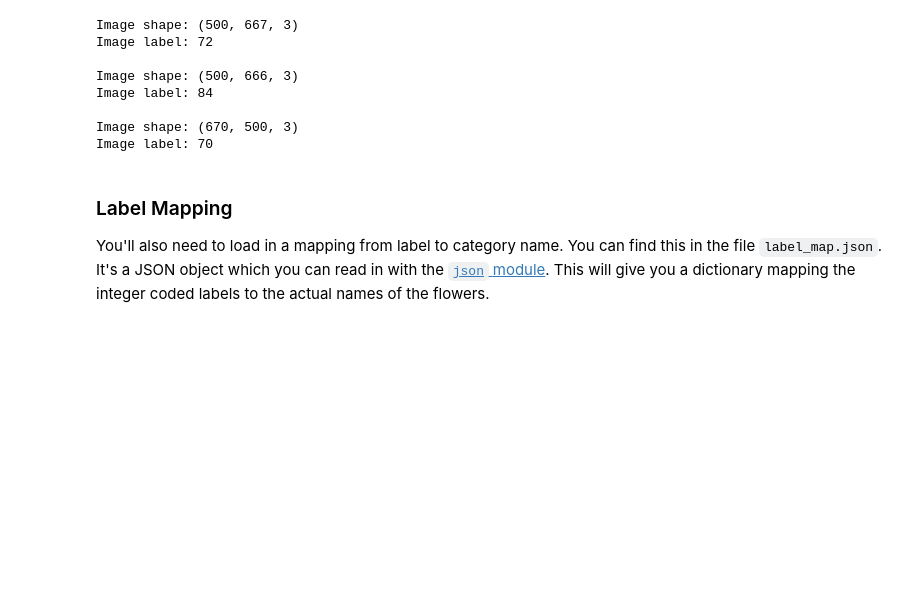
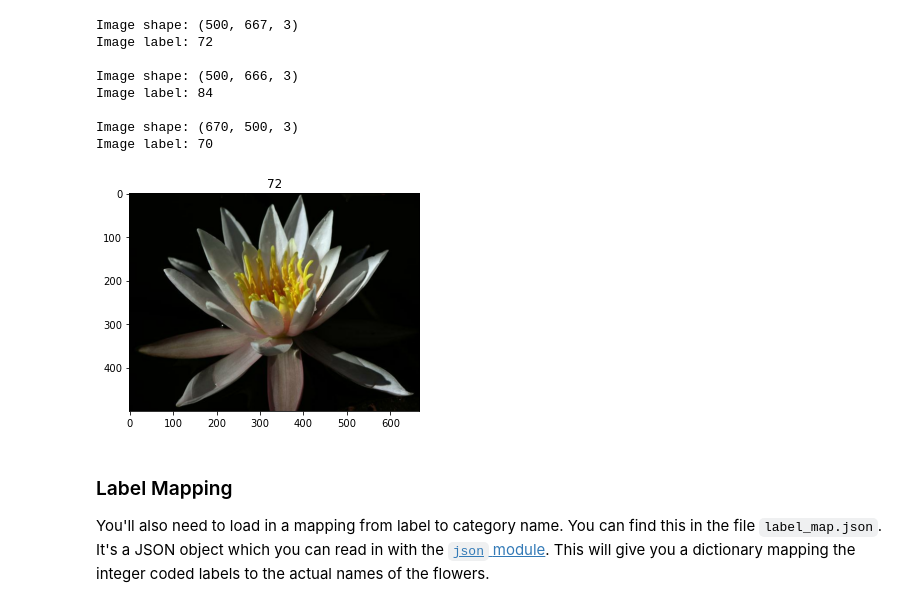
Before and after one commit to alexgeorgousis/flower-classifier, a Jupyter notebook: Project_Image_Classifier_Project.ipynb, the cells around one changed output. Cells and saved outputs as stored; diff of their text form; code cells hidden in the pictures; blank space fills up the shorter version.

Commit message:
Plot an image from the dataset

```diff
--- a/Project_Image_Classifier_Project.ipynb
+++ b/Project_Image_Classifier_Project.ipynb
@@ -69,6 +72,12 @@ Image label: 70
 # %%
 # TODO: Plot 1 image from the training set. Set the title
 # of the plot to the corresponding image label.
+for image, label in training_set.take(1):
+    img = image.numpy()
+    plt.imshow(img)
+    plt.title(label.numpy())
+# %% [output]
+[figure, added]
 # %% [markdown]
 ### Label Mapping
 
```
Also changed, not shown: parts of 1 cell of this notebook.
